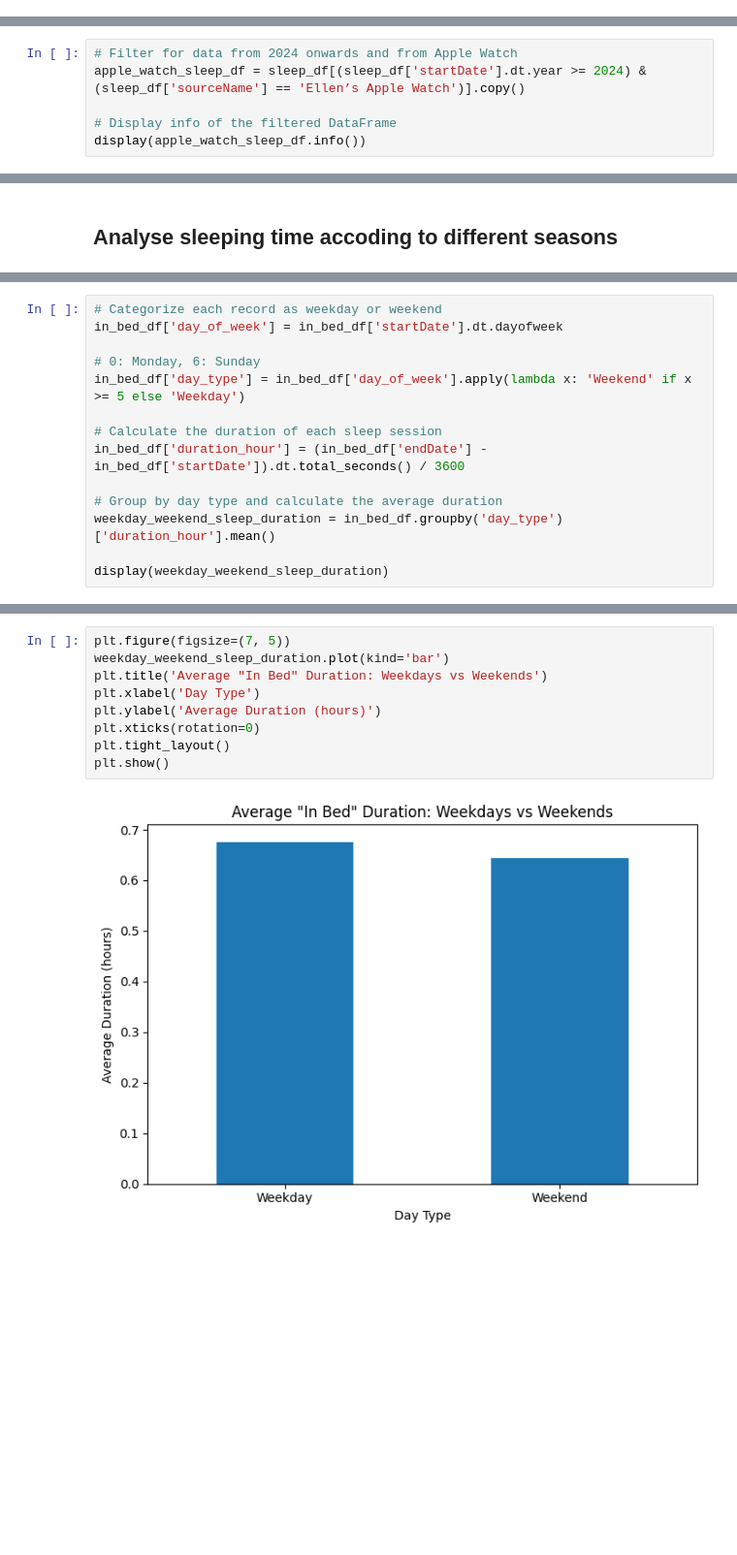
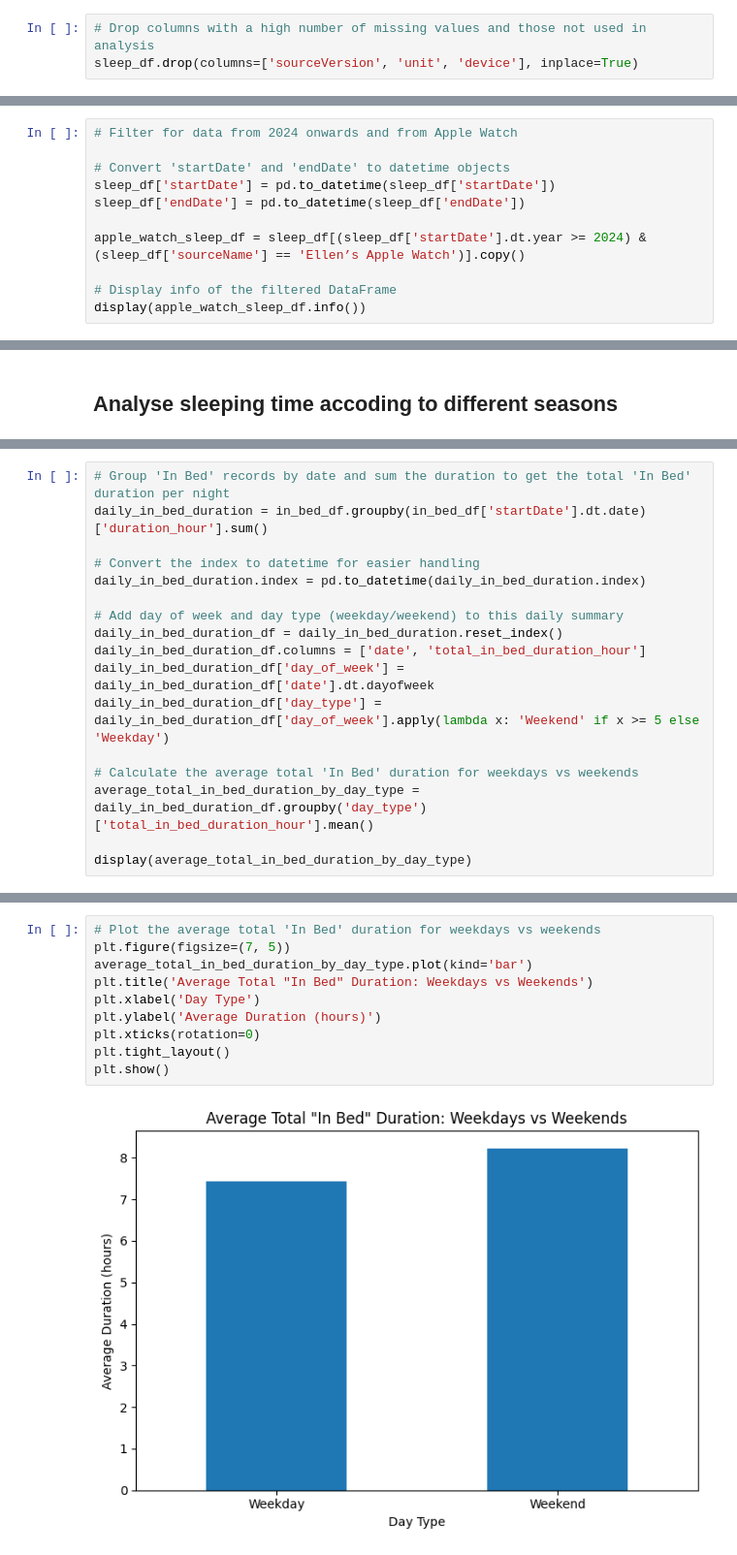
Before and after one commit to Abigail6on/Apple-Health-Sleep-Analysis, a Jupyter notebook: health_sleep_data_analysis.ipynb, the cells around one changed output, grey strips where cells are left out. Shown at 97% size. Saved outputs shown, nothing was run; the diff lists cells and outputs as text; blank space fills up the shorter version.

```diff
--- a/health_sleep_data_analysis.ipynb
+++ b/health_sleep_data_analysis.ipynb
@@ -46,3 +42,6 @@ dtype: object
+# %%
+# Drop columns with a high number of missing values and those not used in analysis
+sleep_df.drop(columns=['sourceVersion', 'unit', 'device'], inplace=True)
 # %% [markdown]
 # 3. Exploratory Data Analysis (EDA)
 # %% [markdown]
@@ -53,6 +52,11 @@ import matplotlib.pyplot as plt
 import seaborn as sns
 # %%
 # Filter for data from 2024 onwards and from Apple Watch
+
+# Convert 'startDate' and 'endDate' to datetime objects
+sleep_df['startDate'] = pd.to_datetime(sleep_df['startDate'])
+sleep_df['endDate'] = pd.to_datetime(sleep_df['endDate'])
+
 apple_watch_sleep_df = sleep_df[(sleep_df['startDate'].dt.year >= 2024) & (sleep_df['sourceName'] == 'Ellen’s Apple Watch')].copy()
 
 # Display info of the filtered DataFrame
@@ -429,17 +445,3 @@ Earliest Wake-up Time:
 datetime.time(0, 0, 9)
 Latest Wake-up Time:
 datetime.time(23, 59, 39)
-# %%
-# Categorize each record as weekday or weekend
-in_bed_df['day_of_week'] = in_bed_df['startDate'].dt.dayofweek
-
-# 0: Monday, 6: Sunday
-in_bed_df['day_type'] = in_bed_df['day_of_week'].apply(lambda x: 'Weekend' if x >= 5 else 'Weekday')
-
-# Calculate the duration of each sleep session
-in_bed_df['duration_hour'] = (in_bed_df['endDate'] - in_bed_df['startDate']).dt.total_seconds() / 3600
-
-# Group by day type and calculate the average duration
-weekday_weekend_sleep_duration = in_bed_df.groupby('day_type')['duration_hour'].mean()
-
-display(weekday_weekend_sleep_duration)
@@ -451,0 +448,17 @@ dtype: float64
+# %%
+# Group 'In Bed' records by date and sum the duration to get the total 'In Bed' duration per night
+daily_in_bed_duration = in_bed_df.groupby(in_bed_df['startDate'].dt.date)['duration_hour'].sum()
+
+# Convert the index to datetime for easier handling
+daily_in_bed_duration.index = pd.to_datetime(daily_in_bed_duration.index)
+
+# Add day of week and day type (weekday/weekend) to this daily summary
+daily_in_bed_duration_df = daily_in_bed_duration.reset_index()
+daily_in_bed_duration_df.columns = ['date', 'total_in_bed_duration_hour']
+daily_in_bed_duration_df['day_of_week'] = daily_in_bed_duration_df['date'].dt.dayofweek
+daily_in_bed_duration_df['day_type'] = daily_in_bed_duration_df['day_of_week'].apply(lambda x: 'Weekend' if x >= 5 else 'Weekday')
+
+# Calculate the average total 'In Bed' duration for weekdays vs weekends
+average_total_in_bed_duration_by_day_type = daily_in_bed_duration_df.groupby('day_type')['total_in_bed_duration_hour'].mean()
+
+display(average_total_in_bed_duration_by_day_type)
@@ -452,14 +471,15 @@ dtype: float64
 # %%
+# Plot the average total 'In Bed' duration for weekdays vs weekends
 plt.figure(figsize=(7, 5))
-weekday_weekend_sleep_duration.plot(kind='bar')
-plt.title('Average "In Bed" Duration: Weekdays vs Weekends')
+average_total_in_bed_duration_by_day_type.plot(kind='bar')
+plt.title('Average Total "In Bed" Duration: Weekdays vs Weekends')
 plt.xlabel('Day Type')
 plt.ylabel('Average Duration (hours)')
 plt.xticks(rotation=0)
 plt.tight_layout()
 plt.show()
 # %% [output]
-[figure, old version]
+[figure, new version]
 # %%
 # Filter for Deep and REM sleep stages
 deep_rem_sleep_df = apple_watch_sleep_df[
```
Also changed, not shown: parts of 33 cells of this notebook.
